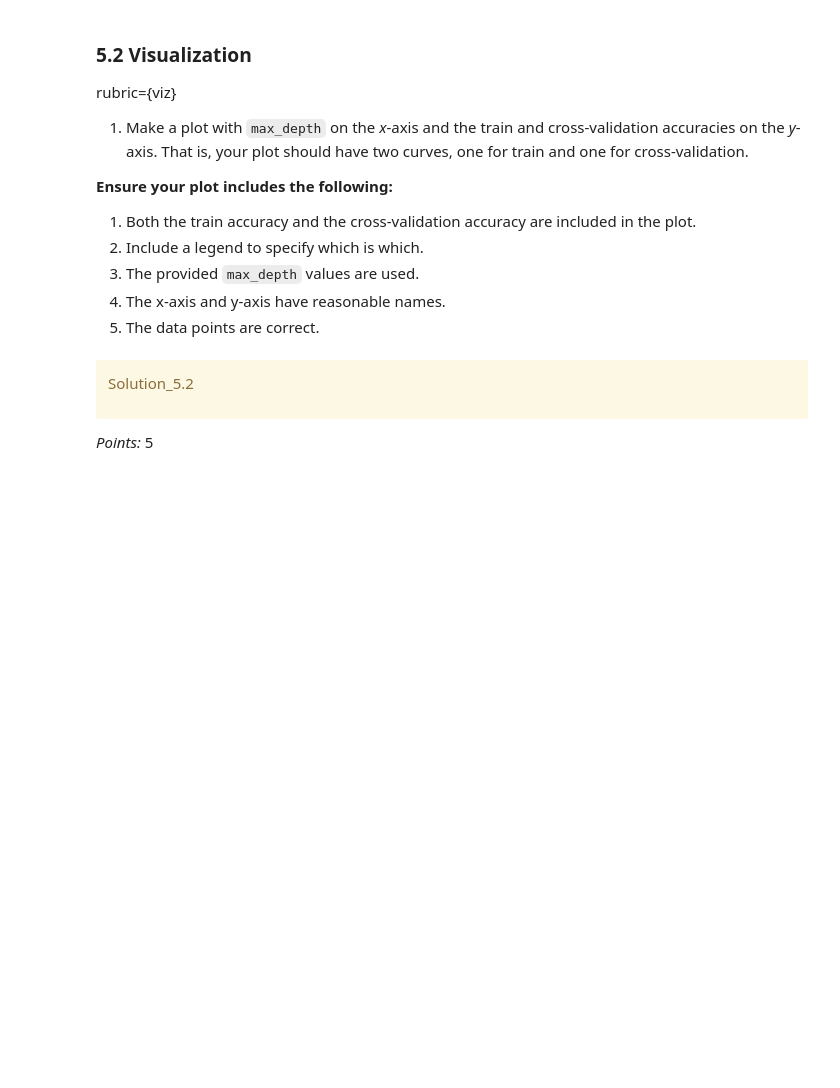
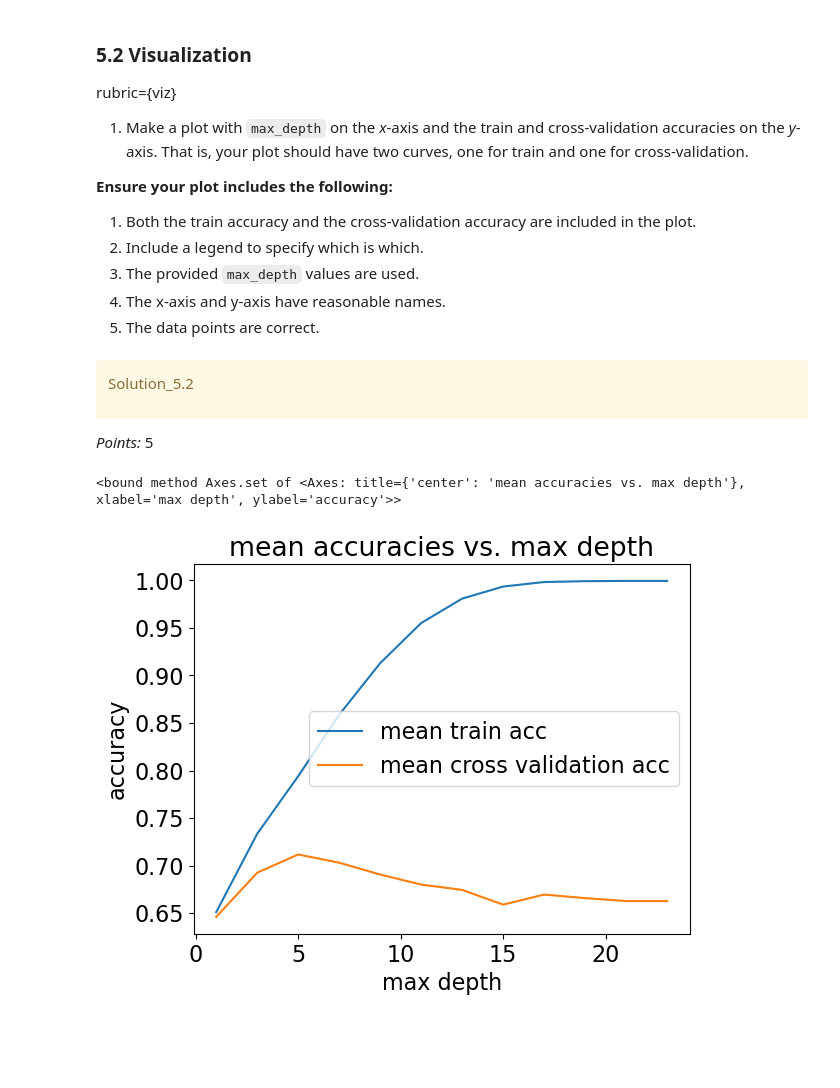
Before and after one commit to Adil-Bee200/330_hw2, a Jupyter notebook: hw2.ipynb, the cells around one changed output. Drawn from its saved outputs; the diff is of its cells as text; code cells hidden in the pictures; blank space fills up the shorter version.

```diff
--- a/hw2.ipynb
+++ b/hw2.ipynb
@@ -970,0 +979,11 @@ Ellipsis
+# %%
+results_df = pd.DataFrame(columns=["mean train acc", "mean cross validation acc", "max depth"])
+
+for i in depths:
+    model = DecisionTreeClassifier(random_state= 123, max_depth=i)
+    result_df = cross_validate(model, X_train, y_train, cv=10, return_train_score=True)
+    mean_train_acc = np.mean(result_df['train_score'])
+    mean_validation_acc = np.mean(result_df['test_score'])
+    results_df.loc[i] = [mean_train_acc, mean_validation_acc, i]
+
+results_df.set_index('max depth')
@@ -1006,3 +1054,11 @@ _Points:_ 5
+# %%
+graph = results_df.plot.line(x="max depth")
+graph.set_title("mean accuracies vs. max depth")
+graph.set_ylabel("accuracy")
+graph.set
+# %% [output]
+<bound method Axes.set of <Axes: title={'center': 'mean accuracies vs. max depth'}, xlabel='max depth', ylabel='accuracy'>>
+[figure, added]
 # %% [markdown]
 <!-- END QUESTION -->
 
```
Also changed, not shown: parts of 19 cells of this notebook.
